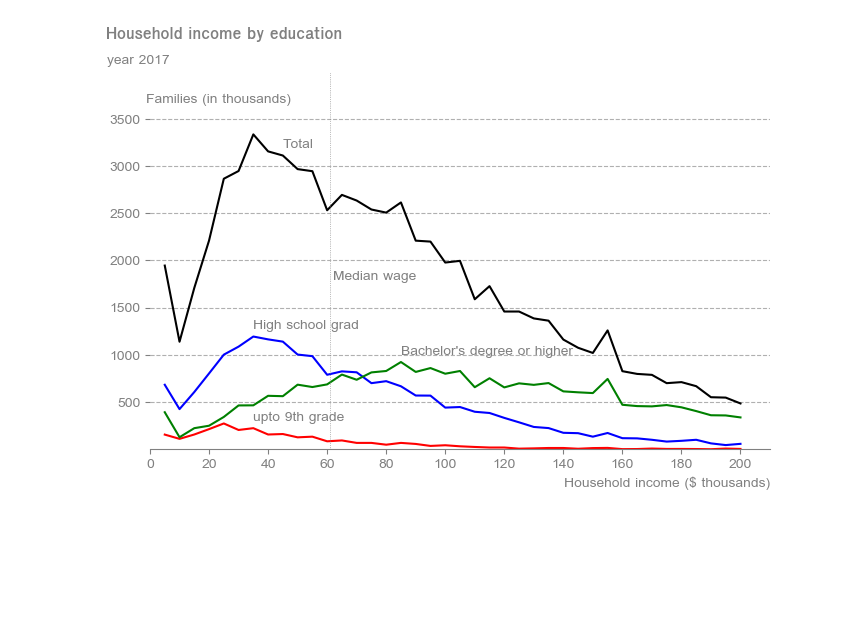
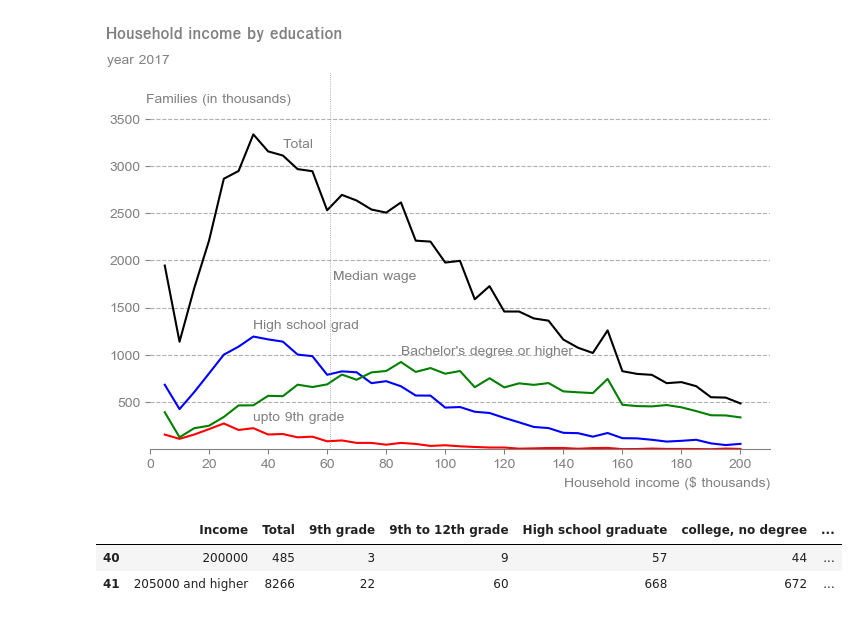
Before and after one commit to amangup/data-analysis-bootcamp, a Jupyter notebook: 10-Matplotlib1/matplotlib_1.ipynb, the cells around one changed output. Drawn from its saved outputs; the diff is of its cells as text; code cells hidden in the pictures; blank space fills up the shorter version.

```diff
--- a/10-Matplotlib1/matplotlib_1.ipynb
+++ b/10-Matplotlib1/matplotlib_1.ipynb
@@ -445,3 +445,9 @@ plt.title("year 2017", x=-0.07, y=1.0, horizontalalignment='left', color=gray, f
 plt.show()
 # %% [output]
 [figure]
+# %%
+df.tail(2)
+# %% [output]
+|  | Income | Total | 9th grade | 9th to 12th grade | High school graduate | college, no degree | ... |
+| 40 | 200000 | 485 | 3 | 9 | 57 | 44 | ... |
+| 41 | 205000 and higher | 8266 | 22 | 60 | 668 | 672 | ... |
```
Also changed, not shown: parts of 2 cells of this notebook.
